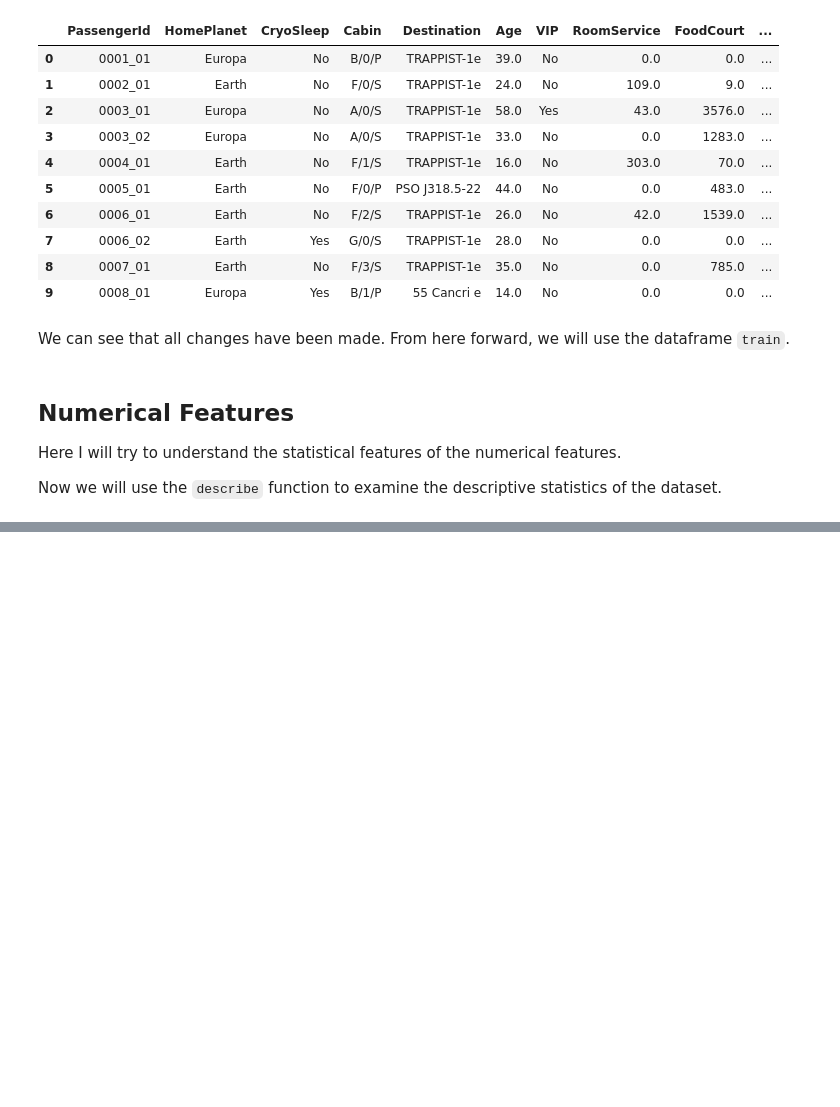
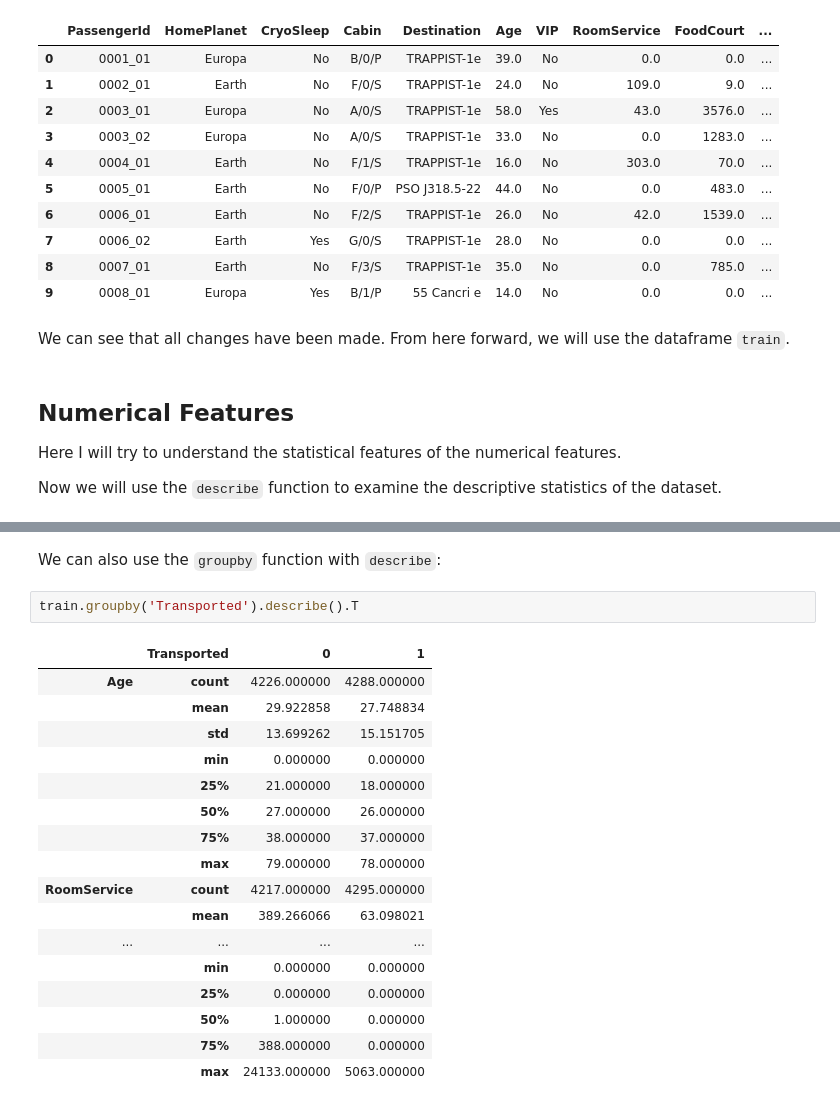
Before and after one commit to ofithcheallaigh/machine_learning_projects, a Jupyter notebook: Kaggle/Comps/Spaceship Titanic/Spaceship Titanic.ipynb, the cells around one changed output, grey strips where cells are left out. Saved outputs shown, nothing was run; the diff lists cells and outputs as text; blank space fills up the shorter version.

Commit message:
Added groupedby describe code

```diff
--- a/Kaggle/Comps/Spaceship Titanic/Spaceship Titanic.ipynb
+++ b/Kaggle/Comps/Spaceship Titanic/Spaceship Titanic.ipynb
@@ -259,3 +259,25 @@ train.describe().T.style.bar(subset=['mean'],) \
 | Spa | 8510.000000 | 311.138778 | 1136.705535 | 0.000000 | 0.000000 | 0.000000 | 59.000000 | 22408.000000 |
 | VRDeck | 8505.000000 | 304.854791 | 1145.717189 | 0.000000 | 0.000000 | 0.000000 | 46.000000 | 24133.000000 |
 | Transported | 8693.000000 | 0.503624 | 0.500016 | 0.000000 | 0.000000 | 1.000000 | 1.000000 | 1.000000 |
+# %% [markdown]
+We can also use the `groupby` function with `describe`:
+# %%
+train.groupby('Transported').describe().T
+# %% [output]
+|  | Transported | 0 | 1 |
+| Age | count | 4226.000000 | 4288.000000 |
+|  | mean | 29.922858 | 27.748834 |
+|  | std | 13.699262 | 15.151705 |
+|  | min | 0.000000 | 0.000000 |
+|  | 25% | 21.000000 | 18.000000 |
+|  | 50% | 27.000000 | 26.000000 |
+|  | 75% | 38.000000 | 37.000000 |
+|  | max | 79.000000 | 78.000000 |
+| RoomService | count | 4217.000000 | 4295.000000 |
+|  | mean | 389.266066 | 63.098021 |
+| ... | ... | ... | ... |
+|  | min | 0.000000 | 0.000000 |
+|  | 25% | 0.000000 | 0.000000 |
+|  | 50% | 1.000000 | 0.000000 |
+|  | 75% | 388.000000 | 0.000000 |
+|  | max | 24133.000000 | 5063.000000 |
```
